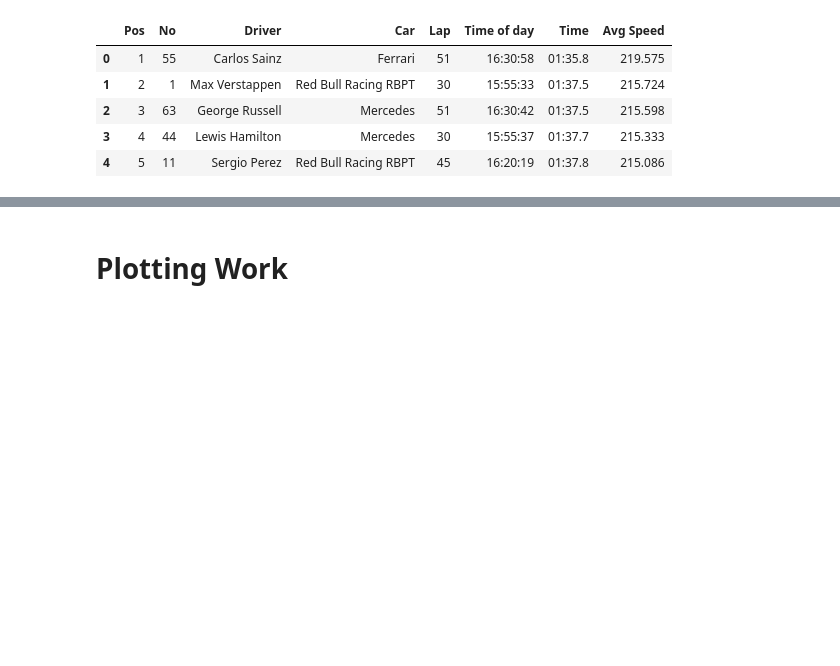
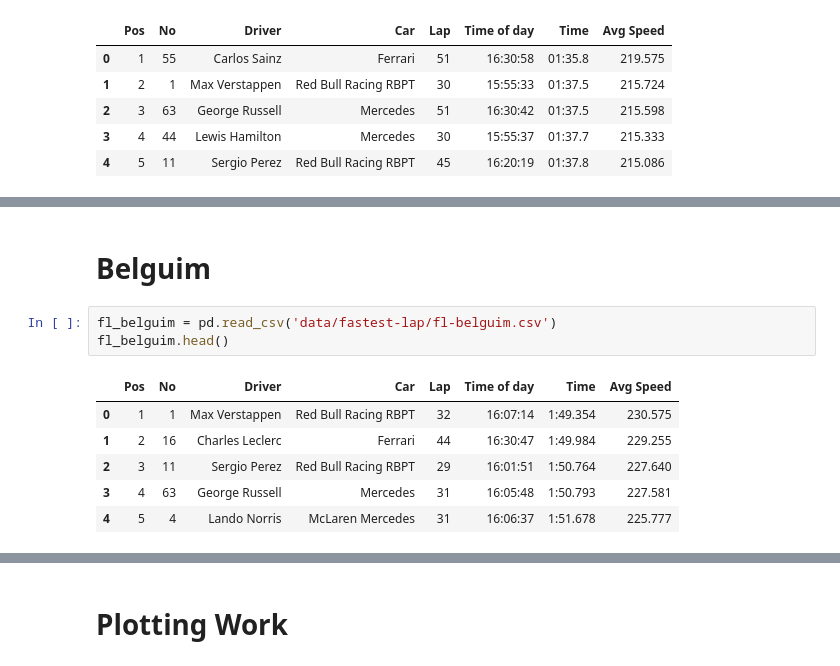
Before and after one commit to JB-26/f1-2022-analysis, a Jupyter notebook: fastest-laps.ipynb, the cells around one changed output, grey strips where cells are left out. Cells and saved outputs as stored; diff of their text form; blank space fills up the shorter version.

```diff
--- a/fastest-laps.ipynb
+++ b/fastest-laps.ipynb
@@ -781,0 +827,12 @@ fastest_lap.head()
+# %% [markdown]
+# Belguim
+# %%
+fl_belguim = pd.read_csv('data/fastest-lap/fl-belguim.csv')
+fl_belguim.head()
+# %% [output]
+|  | Pos | No | Driver | Car | Lap | Time of day | Time | Avg Speed |
+| 0 | 1 | 1 | Max Verstappen | Red Bull Racing RBPT | 32 | 16:07:14 | 1:49.354 | 230.575 |
+| 1 | 2 | 16 | Charles Leclerc | Ferrari | 44 | 16:30:47 | 1:49.984 | 229.255 |
+| 2 | 3 | 11 | Sergio Perez | Red Bull Racing RBPT | 29 | 16:01:51 | 1:50.764 | 227.640 |
+| 3 | 4 | 63 | George Russell | Mercedes | 31 | 16:05:48 | 1:50.793 | 227.581 |
+| 4 | 5 | 4 | Lando Norris | McLaren Mercedes | 31 | 16:06:37 | 1:51.678 | 225.777 |
```
Also changed, not shown: parts of 17 cells of this notebook, 13 other files.
